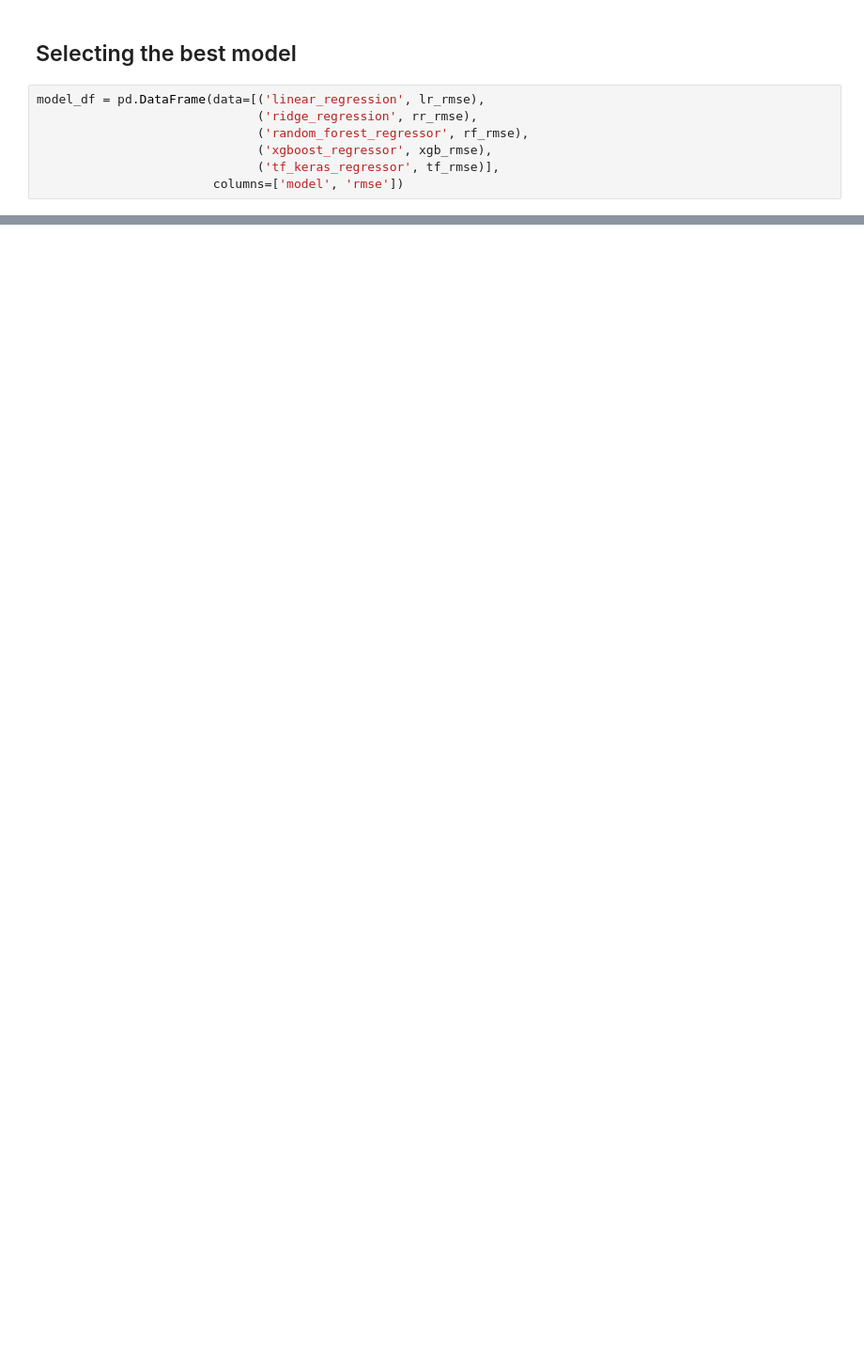
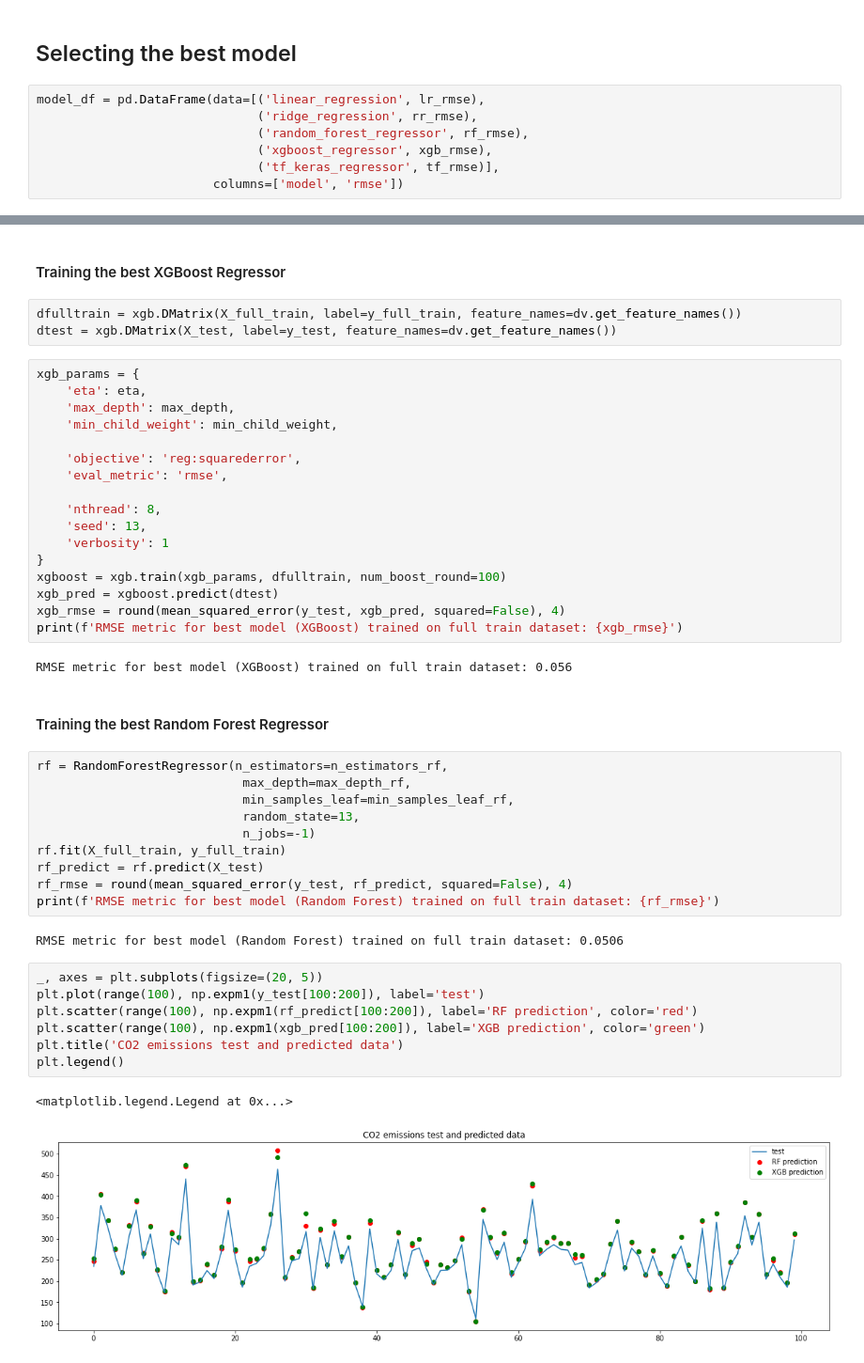
Before and after one commit to DZorikhin/co2_emissions, a Jupyter notebook: notebook.ipynb, the cells around one changed output, grey strips where cells are left out. Shown at 94% size. Cells and saved outputs as stored; diff of their text form; blank space fills up the shorter version.

Commit message:
select best model

```diff
--- a/notebook.ipynb
+++ b/notebook.ipynb
@@ -994,0 +1016,48 @@ print(f'ROC AUC metric for best model (LR) trained on full train dataset: {round
+# %% [markdown]
+#### Training the best XGBoost Regressor
+# %%
+dfulltrain = xgb.DMatrix(X_full_train, label=y_full_train, feature_names=dv.get_feature_names())
+dtest = xgb.DMatrix(X_test, label=y_test, feature_names=dv.get_feature_names())
+# %%
+xgb_params = {
+    'eta': eta,
+    'max_depth': max_depth,
+    'min_child_weight': min_child_weight,
+
+    'objective': 'reg:squarederror',
+    'eval_metric': 'rmse',
+
+    'nthread': 8,
+    'seed': 13,
+    'verbosity': 1
+}
+xgboost = xgb.train(xgb_params, dfulltrain, num_boost_round=100)
+xgb_pred = xgboost.predict(dtest)
+xgb_rmse = round(mean_squared_error(y_test, xgb_pred, squared=False), 4)
+print(f'RMSE metric for best model (XGBoost) trained on full train dataset: {xgb_rmse}')
+# %% [output]
+RMSE metric for best model (XGBoost) trained on full train dataset: 0.056
+# %% [markdown]
+#### Training the best Random Forest Regressor
+# %%
+rf = RandomForestRegressor(n_estimators=n_estimators_rf,
+                            max_depth=max_depth_rf,
+                            min_samples_leaf=min_samples_leaf_rf,
+                            random_state=13,
+                            n_jobs=-1)
+rf.fit(X_full_train, y_full_train)
+rf_predict = rf.predict(X_test)
+rf_rmse = round(mean_squared_error(y_test, rf_predict, squared=False), 4)
+print(f'RMSE metric for best model (Random Forest) trained on full train dataset: {rf_rmse}')
+# %% [output]
+RMSE metric for best model (Random Forest) trained on full train dataset: 0.0506
+# %%
+_, axes = plt.subplots(figsize=(20, 5))
+plt.plot(range(100), np.expm1(y_test[100:200]), label='test')
+plt.scatter(range(100), np.expm1(rf_predict[100:200]), label='RF prediction', color='red')
+plt.scatter(range(100), np.expm1(xgb_pred[100:200]), label='XGB prediction', color='green')
+plt.title('CO2 emissions test and predicted data')
+plt.legend()
+# %% [output]
+<matplotlib.legend.Legend at 0x...>
+[figure, added]
```
Also changed, not shown: parts of 24 cells of this notebook.
